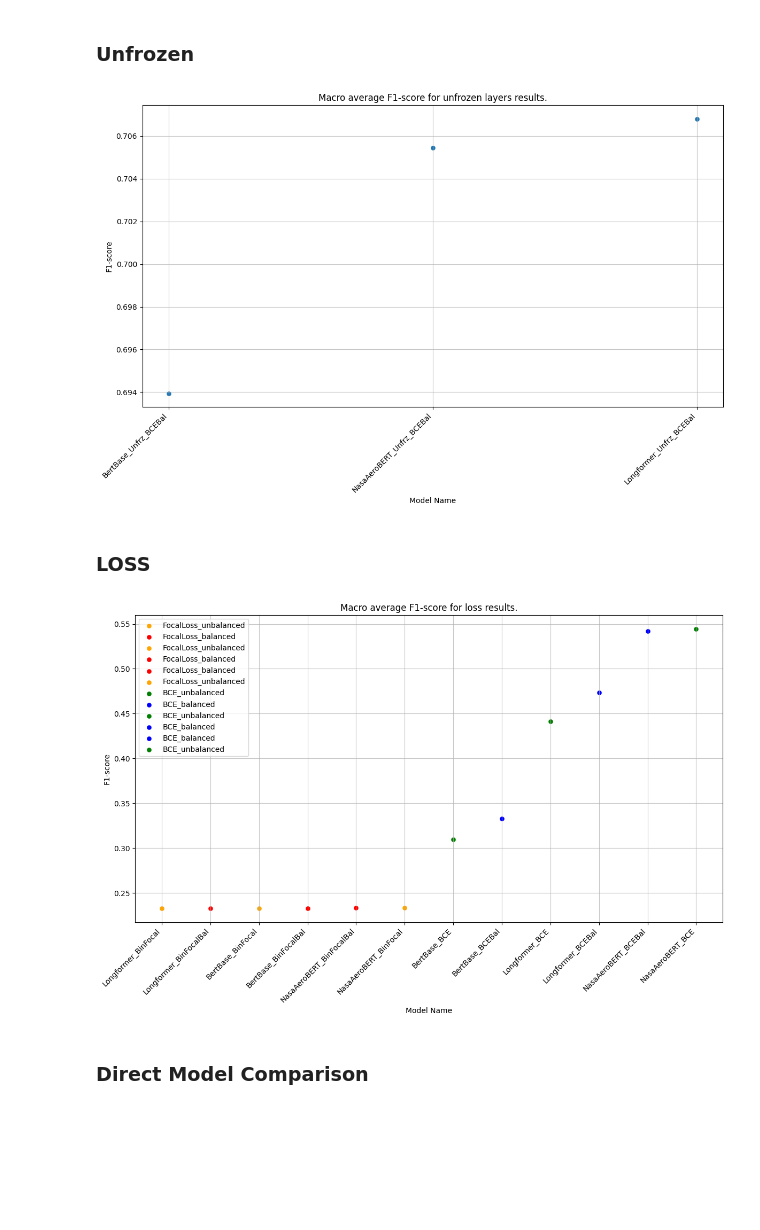
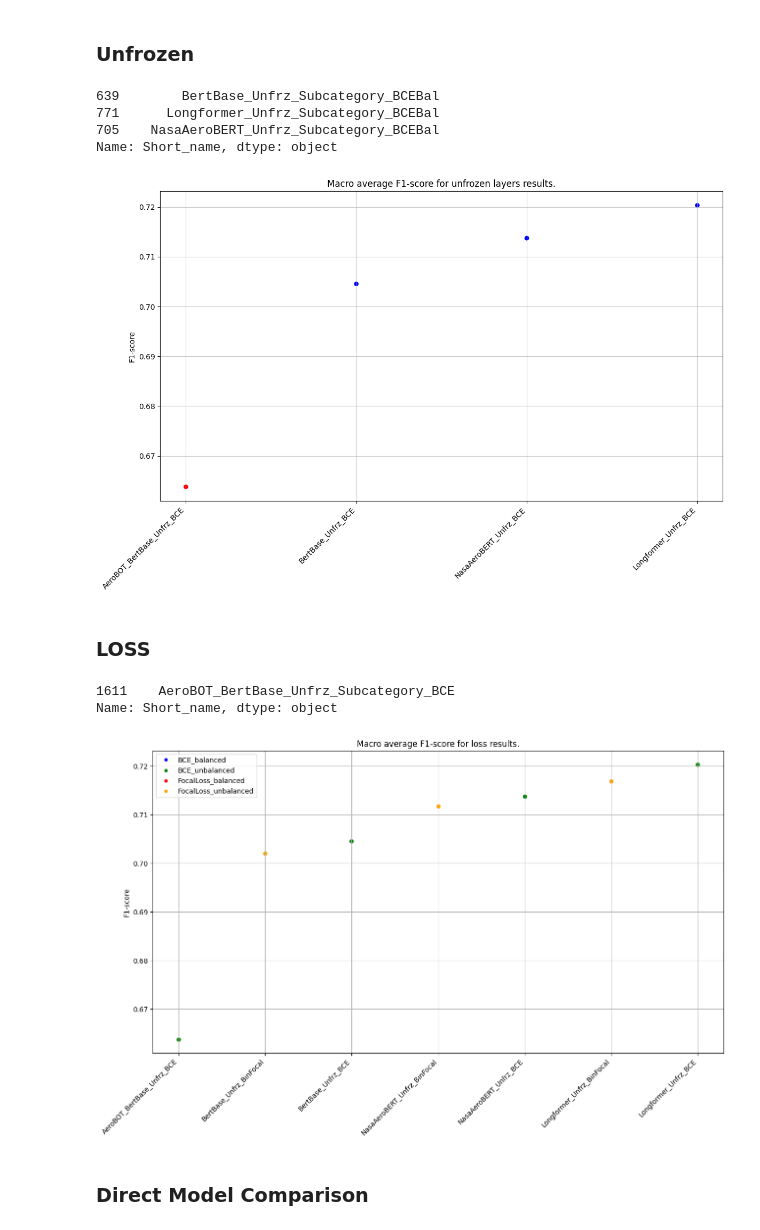
Before and after one commit to Gogonemnem/Safran-Project, a Jupyter notebook: Visualization_plot.ipynb, the cells around one changed output. Cells and saved outputs as stored; diff of their text form; code cells hidden in the pictures; blank space fills up the shorter version.

Commit message:
Graphs besproken

```diff
--- a/Visualization_plot.ipynb
+++ b/Visualization_plot.ipynb
@@ -45,10 +45,10 @@ def model_indic(x):
         return "SafeAeroBERT"
     elif "longformer" in x:
         return "LongFormer"
-    elif "bert-base" in x:
+    elif "AeroBOT_bert-base-uncased" in x:
+        return "AeroBOT"
+    else:
         return "BERT"
-    else:
-        return "AeroBOT"
 # %%
 # Configuration indicator
 
@@ -101,6 +101,8 @@ import re
 def shorten_model_name(name):
     # Define regular expression patterns and their corresponding replacements
     patterns = [
+        (r'AeroBOT_bert-base-uncased_Unfrozen[8, 9, 10, 11]_BCE', 'AeroBOT'),
+        (r'AeroBOT_bert-base-uncased_Unfrozen[8, 9, 10, 11]_Subcategory_BCE', 'AeroBOT_sub'),
         (r'NASA-AIML_MIKA_SafeAeroBERT', 'NasaAeroBERT'),
         (r'allenai_longformer-base-4096', 'Longformer'),
         (r'bert-base-uncased', 'BertBase'),
@@ -109,7 +111,7 @@ def shorten_model_name(name):
         (r'BinaryFocal-Balanced', 'BinFocalBal'),
         (r'BCE', 'BCE'),
         (r'BinaryFocal', 'BinFocal'),
-        (r'Abbreviated', 'Abbrv')
+        (r'Abbreviated', 'Abbrv'),
     ]
 
     # Apply regular expression replacements
@@ -192,22 +204,37 @@ plt.show()
 ### Unfrozen
 # %%
 # Layers frozen or not
-filtered_unfrozen = filter_results("non-abbreviated", ["BCE_balanced"], "unfrozen", "group", "macro avg", results)
+
+# Select baseline model and target models
+filtered_unfrozen = filter_results("non-abbreviated", ["BCE_balanced"], "unfrozen", "subcategory", "macro avg", results)
+#Safran_result = results[(results["Short_name"] == "AeroBOT_BertBase_Unfrz_BCE") & (results["Category"] == "macro avg")]
+#filtered_unfrozen = pd.concat([filtered_unfrozen, Safran_result], ignore_index=True)
 
 x_values = filtered_unfrozen["Short_name"]
+print(x_values)
 y_values = filtered_unfrozen["f1-score"]
+# %% [output]
+639        BertBase_Unfrz_Subcategory_BCEBal
+771      Longformer_Unfrz_Subcategory_BCEBal
+705    NasaAeroBERT_Unfrz_Subcategory_BCEBal
+Name: Short_name, dtype: object
 # %%
+import matplotlib.pyplot as plt
+
+colors = ['red' if x == 'AeroBOT_BertBase_Unfrz_BCE' else 'blue' for x in x_values]
+
+
 # Abbreviations visualization
 plt.figure(figsize=(12, 8))
 
-# Scatter plot
-plt.scatter(x_values, y_values, marker='o', linewidths=0.2)
+# Scatter plot with customized colors
+plt.scatter(range(len(x_values)), y_values, c=colors, marker='o', linewidths=0.2)
 
 # Rotate x-axis labels for better readability
 plt.xticks(range(len(x_values)), x_values, rotation=45, ha='right')
 
 # Labeling the axes and the plot
-plt.xlabel('Model Name')
+#plt.xlabel('Model Name')
 plt.ylabel('F1-score')
 plt.title('Macro average F1-score for unfrozen layers results.')
 plt.grid(alpha=0.7)
@@ -216,51 +243,62 @@ plt.grid(alpha=0.7)
 plt.tight_layout()
 plt.show()
 # %% [output]
-[figure, old version]
+[figure, new version]
 # %% [markdown]
 ### LOSS
 # %%
 # Loss BCE, FocalLoss, balanced, or unbalanced
-loss = ["BCE_balanced", "BCE_unbalanced", "FocalLoss_balanced", "FocalLoss_unbalanced"]
-filtered_unfrozen = filter_results("non-abbreviated", loss, "frozen", "group", "macro avg", results)
+#loss = ["BCE_balanced", "BCE_unbalanced", "FocalLoss_balanced", "FocalLoss_unbalanced"]
+loss = ["BCE_unbalanced", "FocalLoss_unbalanced"]
 
-x_values = filtered_unfrozen["Short_name"]
-y_values = filtered_unfrozen["f1-score"]
+filtered_loss = filter_results("non-abbreviated", loss, "unfrozen", "subcategory", "macro avg", results)
+
+x_values = filtered_loss["Short_name"]
+y_values = filtered_loss["f1-score"]
+
+x_values
+# %% [output]
+1611    AeroBOT_BertBase_Unfrz_Subcategory_BCE
+Name: Short_name, dtype: object
 # %%
-loss_types = filtered_unfrozen["Loss"]
+# Loss types
+x_values = filtered_loss["Short_name"]
+y_values = filtered_loss["f1-score"]
+loss_types = filtered_loss["Loss"]
 
 # Create a color map based on loss types
 color_map = {
     "BCE_balanced": "blue",
     "BCE_unbalanced": "green",
     "FocalLoss_balanced": "red",
     "FocalLoss_unbalanced": "orange"
 }
 
 # Abbreviations visualization
-plt.figure(figsize=(12, 8))
+plt.figure(figsize=(15, 8))
 
 # Scatter plot with different colors based on loss type
 for x, y, loss_type in zip(x_values, y_values, loss_types):
-    plt.scatter(x, y, color=color_map[loss_type], marker='o', linewidths=0.2, label=loss_type)
+    plt.scatter(x, y, color=color_map[loss_type], marker='o', linewidths=0.2)
 
 # Rotate x-axis labels for better readability
 plt.xticks(range(len(x_values)), x_values, rotation=45, ha='right')
 
 # Labeling the axes and the plot
-plt.xlabel('Model Name')
+#plt.xlabel('Model Name')
 plt.ylabel('F1-score')
 plt.title('Macro average F1-score for loss results.')
-plt.grid(alpha=0.7)
+plt.grid()
 
-# Add legend
-plt.legend()
+# Add legend based on color map
+legend_handles = [plt.Line2D([0], [0], marker='o', color='w', markerfacecolor=color, label=label)
+                  for label, color in color_map.items()]
+plt.legend(handles=legend_handles)
 
 # Show plot
-plt.tight_layout()
 plt.show()
 # %% [output]
-[figure, old version]
+[figure, new version]
 # %% [markdown]
 ### Direct Model Comparison
 # %%
```
Also changed, not shown: parts of 8 cells of this notebook.
